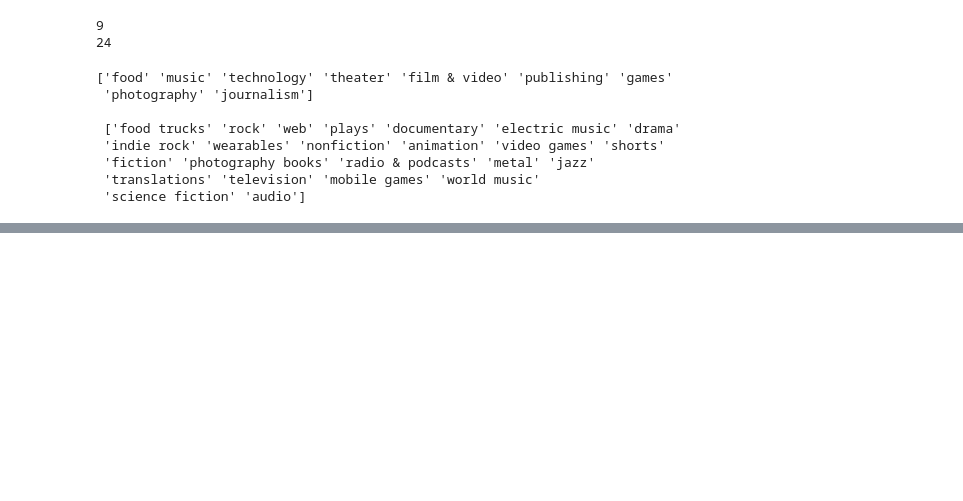
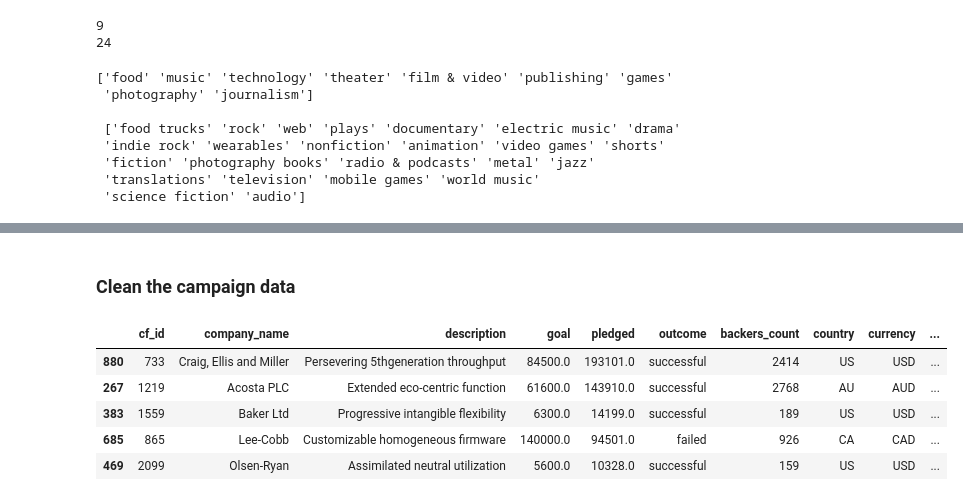
Before and after one commit to MitchellGleason/Crowdfunding-ETL, a Jupyter notebook: import.ipynb, the cells around one changed output, grey strips where cells are left out. Cells and saved outputs as stored; diff of their text form; code cells hidden in the pictures; blank space fills up the shorter version.

```diff
--- a/import.ipynb
+++ b/import.ipynb
@@ -162,3 +163,22 @@ subcategory_df.sample(5)
 #Export dataframes as csv files
 category_df.to_csv('categories.csv', index=False)
 subcategory_df.to_csv('sub-categories.csv', index=False)
+# %% [markdown]
+### Clean the campaign data
+# %%
+#Create a copy of the crowdfunding_info_df
+campaign_df = crowdfunding_info_df.copy()
+# %%
+#Rename columns
+campaign_df = campaign_df.rename(columns={'blurb': 'description', 'launched_at': 'launched_date', 'deadline': 'end_date'})
+
+#Convert data types
+campaign_df[['goal', 'pledged']] = campaign_df[['goal', 'pledged']].astype(float)
+campaign_df.sample(5)
+# %% [output]
+|  | cf_id | company_name | description | goal | pledged | outcome | backers_count | country | currency | ... |
+| 880 | 733 | Craig, Ellis and Miller | Persevering 5thgeneration throughput | 84500.0 | 193101.0 | successful | 2414 | US | USD | ... |
+| 267 | 1219 | Acosta PLC | Extended eco-centric function | 61600.0 | 143910.0 | successful | 2768 | AU | AUD | ... |
+| 383 | 1559 | Baker Ltd | Progressive intangible flexibility | 6300.0 | 14199.0 | successful | 189 | US | USD | ... |
+| 685 | 865 | Lee-Cobb | Customizable homogeneous firmware | 140000.0 | 94501.0 | failed | 926 | CA | CAD | ... |
+| 469 | 2099 | Olsen-Ryan | Assimilated neutral utilization | 5600.0 | 10328.0 | successful | 159 | US | USD | ... |
```
Also changed, not shown: parts of 16 cells of this notebook, 2 other files.
